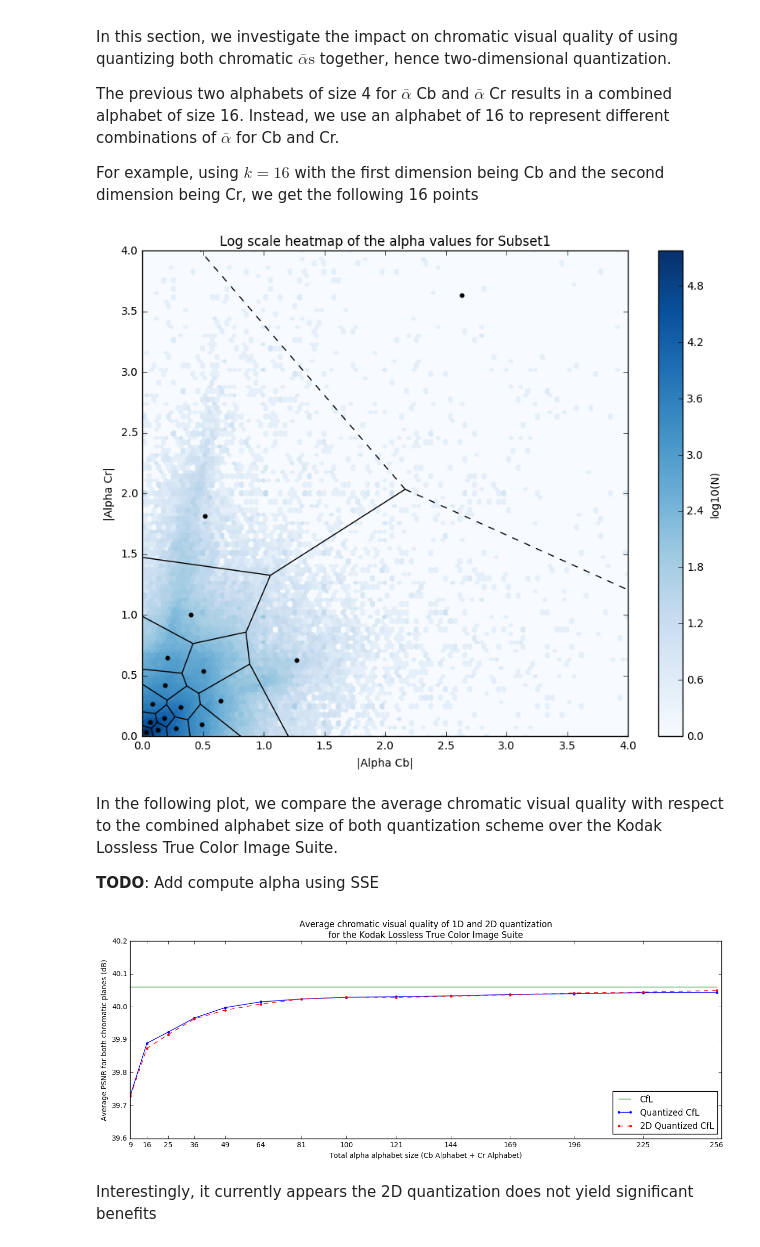
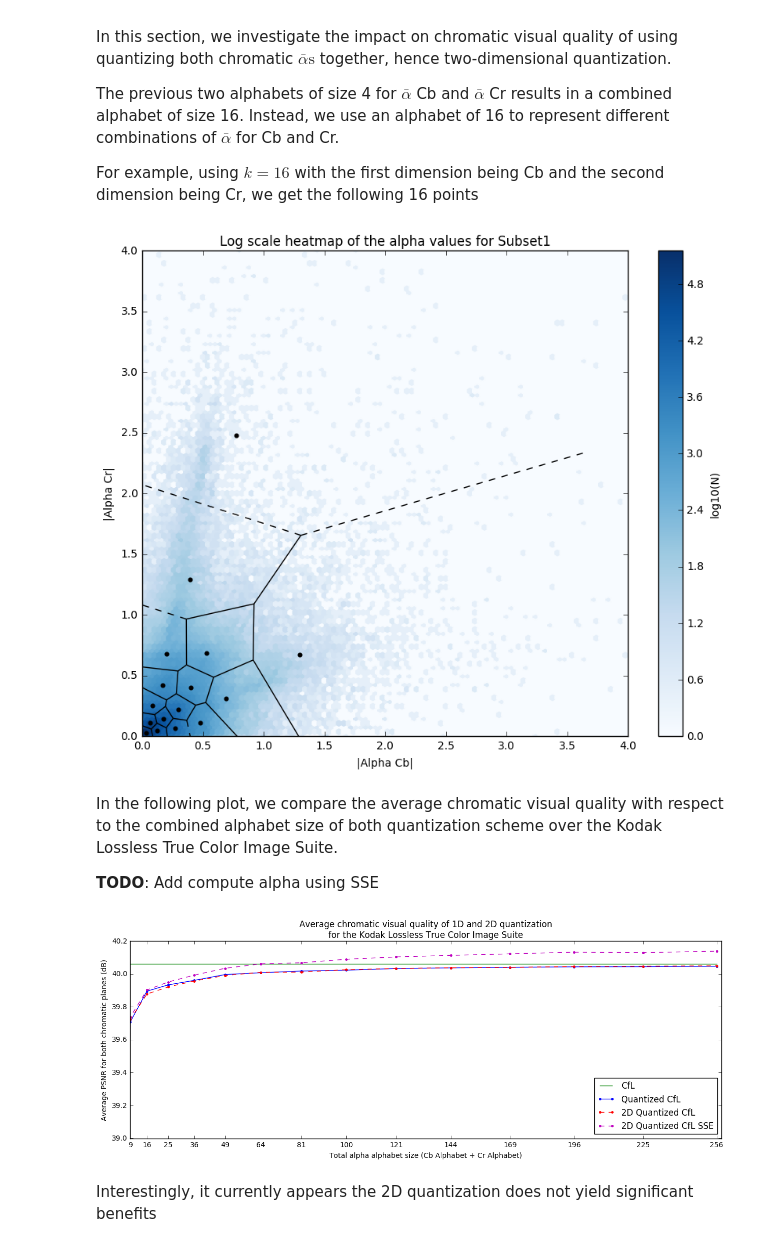
Before and after one commit to luctrudeau/AV1-CfL-Proposal, a Jupyter notebook: Chroma from Luma (CfL).ipynb, the cells around one changed output. Drawn from its saved outputs; the diff is of its cells as text; code cells hidden in the pictures.

```diff
--- a/Chroma from Luma (CfL).ipynb
+++ b/Chroma from Luma (CfL).ipynb
@@ -349,7 +349,7 @@ def cfl(im, block_size, plane):
 def cfl_psnr(im):
     psnr_cb = psnr(im[:, :, 1], cfl(im, block_size, 1))
     psnr_cr = psnr(im[:, :, 2], cfl(im, block_size, 2))
-    return psnr_cb, psnr_cb
+    return psnr_cb, psnr_cr
 # %%
 def cfl_prop(im, block_size, plane):
     height, width, z = im.shape
@@ -787,7 +787,7 @@ plt.gca().set_xlim([0, 4])
 plt.gca().set_ylim([0, 4])
 plt.scatter(centers_2D[:,0], centers_2D[:,1], c='black', marker='.', s=45);
 # %% [output]
-[figure, old version]
+[figure, new version]
 # %% [markdown]
 In the following plot, we compare the average chromatic visual quality with respect to the combined alphabet size of both quantization scheme over the Kodak Lossless True Color Image Suite.
 
@@ -884,37 +962,45 @@ class CfL2D():
 # %%
 k_psnrs_cb_q2 = np.zeros((17,24));
-psnr_cb = np.zeros((24,1));
 k_psnrs_cr_q2 = np.zeros((17,24));
-psnr_cr = np.zeros((24,1));
+k_psnrs_cb_q2_sse = np.zeros((17,24));
+k_psnrs_cr_q2_sse = np.zeros((17,24));
 
 k_range = np.arange(0,17)
 k2_range = k_range**2
 
-for k in log_progress(np.arange(3,17)):
+_cfl = CfL2D()
 
-    f = 0
-    results_q2 = pool.map(cfl_prop_q2_psnr, kodims)
+with Pool() as pool:
+    for k in log_progress(np.arange(3,17)):
+        _cfl.compute_codes(k)
+        results_q2 = pool.map(_cfl.cfl_prop_q2_psnr, kodims)
+        results_q2_sse = pool.map(_cfl.cfl_prop_q2_sse_psnr, kodims)
 
-    for i in num_kodim:
-        psnr_cb, psnr_cr = results_q2[i]
-        k_psnrs_cb_q2[k, i] = psnr_cb
-        k_psnrs_cr_q2[k, i] = psnr_cr
+        for i in range(0, num_kodim):
+            psnr_cb, psnr_cr = results_q2[i]
+            k_psnrs_cb_q2[k, i] = psnr_cb
+            k_psnrs_cr_q2[k, i] = psnr_cr
+            psnr_cb, psnr_cr = results_q2_sse[i]
+            k_psnrs_cb_q2_sse[k, i] = psnr_cb
+            k_psnrs_cr_q2_sse[k, i] = psnr_cr
 # %%
 mean_k_psnrs_q2 = np.mean(np.column_stack((np.mean(k_psnrs_cb_q2, axis=1), np.mean(k_psnrs_cr_q2, axis=1))), axis=1)
+mean_k_psnrs_q2_sse = np.mean(np.column_stack((np.mean(k_psnrs_cb_q2_sse, axis=1), np.mean(k_psnrs_cr_q2_sse, axis=1))), axis=1)
 
 plt.figure(figsize=(15,5))
 plt.plot(k2_range, mean_psnrs_cfl_prop, 'g', label='CfL')
 plt.plot(k2_range, mean_k_psnrs_q, 'b', marker='.', label='Quantized CfL')
 plt.plot(k2_range, mean_k_psnrs_q2, 'r--', marker='.', label='2D Quantized CfL')
+plt.plot(k2_range, mean_k_psnrs_q2_sse, 'm--', marker='.', label='2D Quantized CfL SSE')
 plt.gca().set_xticks(k2_range)
 plt.gca().set_xlim([3**2, 16**2+2])
-plt.gca().set_ylim([39.6, 40.2])
+plt.gca().set_ylim([39, 40.2])
 plt.xlabel('Total alpha alphabet size (Cb Alphabet + Cr Alphabet)')
 plt.ylabel('Average PSNR for both chromatic planes (dB)');
 plt.title('Average chromatic visual quality of 1D and 2D quantization\nfor the Kodak Lossless True Color Image Suite')
 plt.legend(loc='lower right');
 # %% [output]
-[figure, old version]
+[figure, new version]
 # %% [markdown]
 Interestingly, it currently appears the 2D quantization does not yield significant benefits
 # %% [markdown]
```
Also changed, not shown: parts of 13 cells of this notebook.
